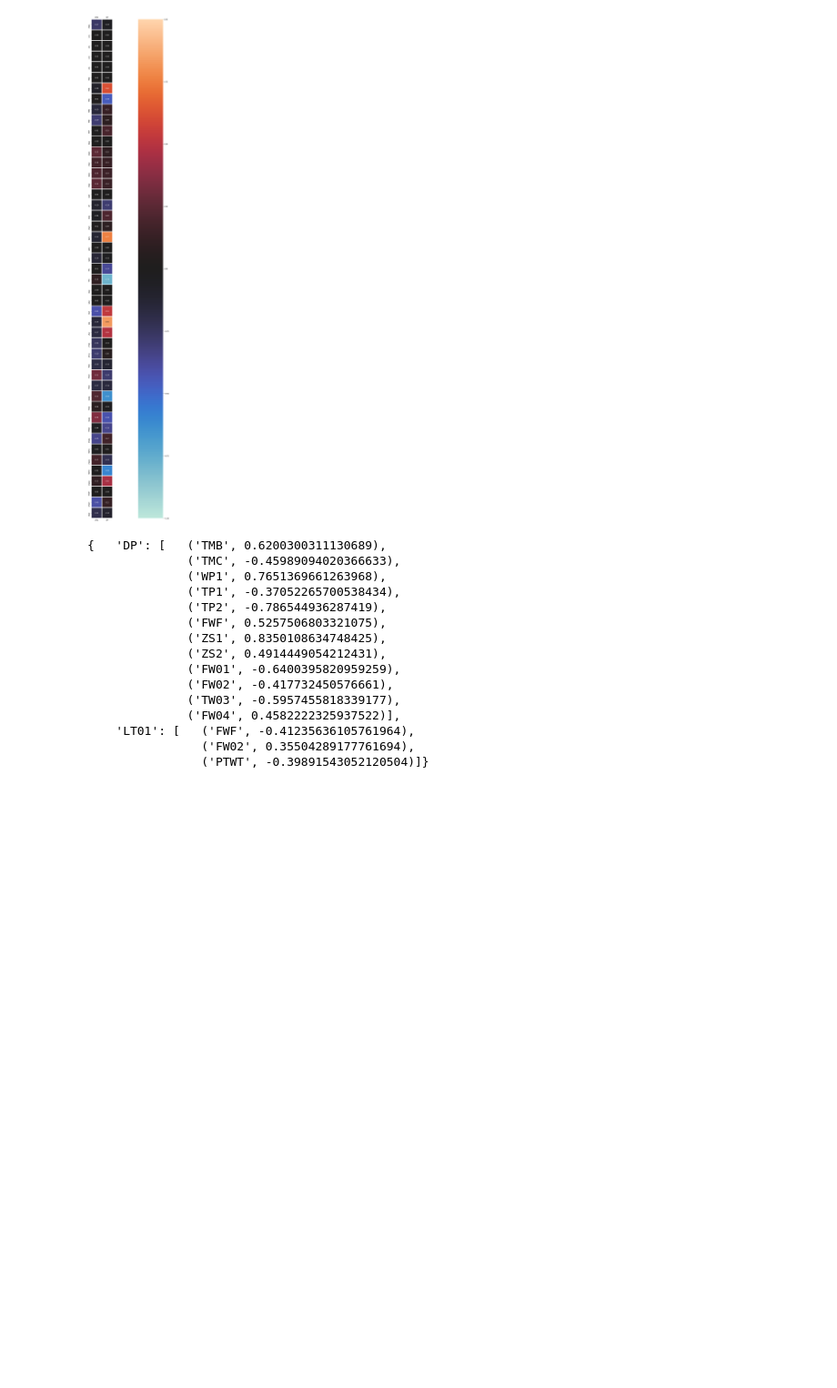
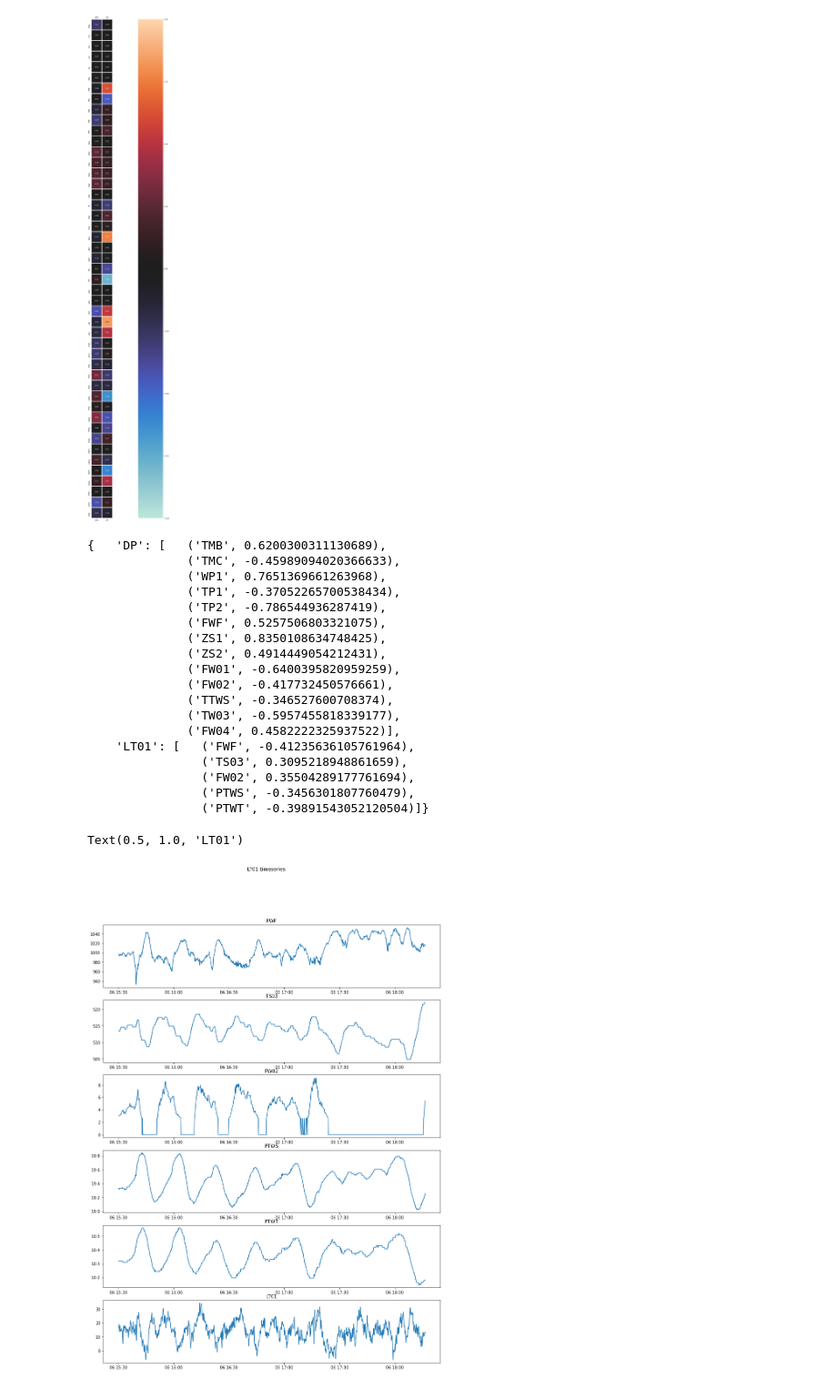
Before and after one commit to kubasikora/MI-Projekt, a Jupyter notebook: DataDisplayer.ipynb, the cells around one changed output. Shown: that part at 91% size. Saved outputs shown, nothing was run; the diff lists cells and outputs as text; code cells hidden in the pictures; blank space fills up the shorter version.

```diff
--- a/DataDisplayer.ipynb
+++ b/DataDisplayer.ipynb
@@ -24,7 +24,7 @@ seabor version: 0.10.0
 # %% [markdown]
 ### Wczytaj dane
 # %%
-df = pd.read_excel("./data/K-1_MI.xlsx", sheet_name="d2")
+df = pd.read_excel("./data/K-1_MI.xlsx", sheet_name="d2", verbose=True)
 df["date"] = pd.to_datetime(df["date"])
 
 outputNames = ["O2A", "O2B", "TS1", "TS2", "TS05", "TW02", "TW04"]
@@ -78,7 +79,7 @@ plt.show()
 # %% [output]
 [figure]
 # %%
-MIN_THRESHOLD = 0.35
+MIN_THRESHOLD = 0.3
 MAX_THRESHOLD = 0.90
 
 interestingRelations = dict()
@@ -108,8 +109,25 @@ pp.pprint(interestingRelations)
               ('ZS2', 0.4914449054212431),
               ('FW01', -0.6400395820959259),
               ('FW02', -0.417732450576661),
+              ('TTWS', -0.346527600708374),
               ('TW03', -0.5957455818339177),
               ('FW04', 0.4582222325937522)],
     'LT01': [   ('FWF', -0.41235636105761964),
+                ('TS03', 0.3095218948861659),
                 ('FW02', 0.35504289177761694),
+                ('PTWS', -0.3456301807760479),
                 ('PTWT', -0.39891543052120504)]}
+# %%
+plt.rcParams['figure.figsize'] = [15, 20]
+size = len(interestingRelations["LT01"])
+fig, axs = plt.subplots(size+1)
+fig.suptitle('LT01 timeseries')
+for idx, val in enumerate(interestingRelations["LT01"]):
+    axs[idx].plot(df["date"], df[val[0]])
+    axs[idx].set_title(val[0])
+
+axs[size].plot(df["date"], df["LT01"])
+axs[size].set_title("LT01")
+# %% [output]
+Text(0.5, 1.0, 'LT01')
+[figure, added]
```
Also changed, not shown: parts of 4 cells of this notebook, 1 other file.
